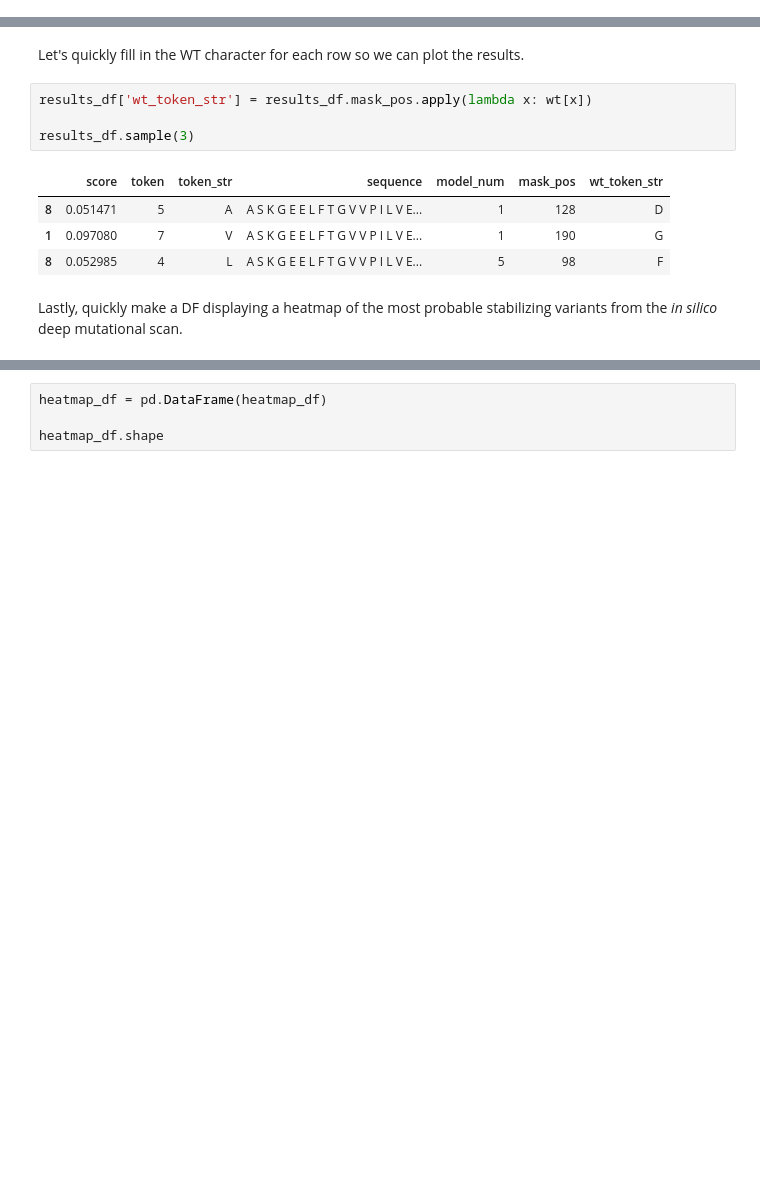
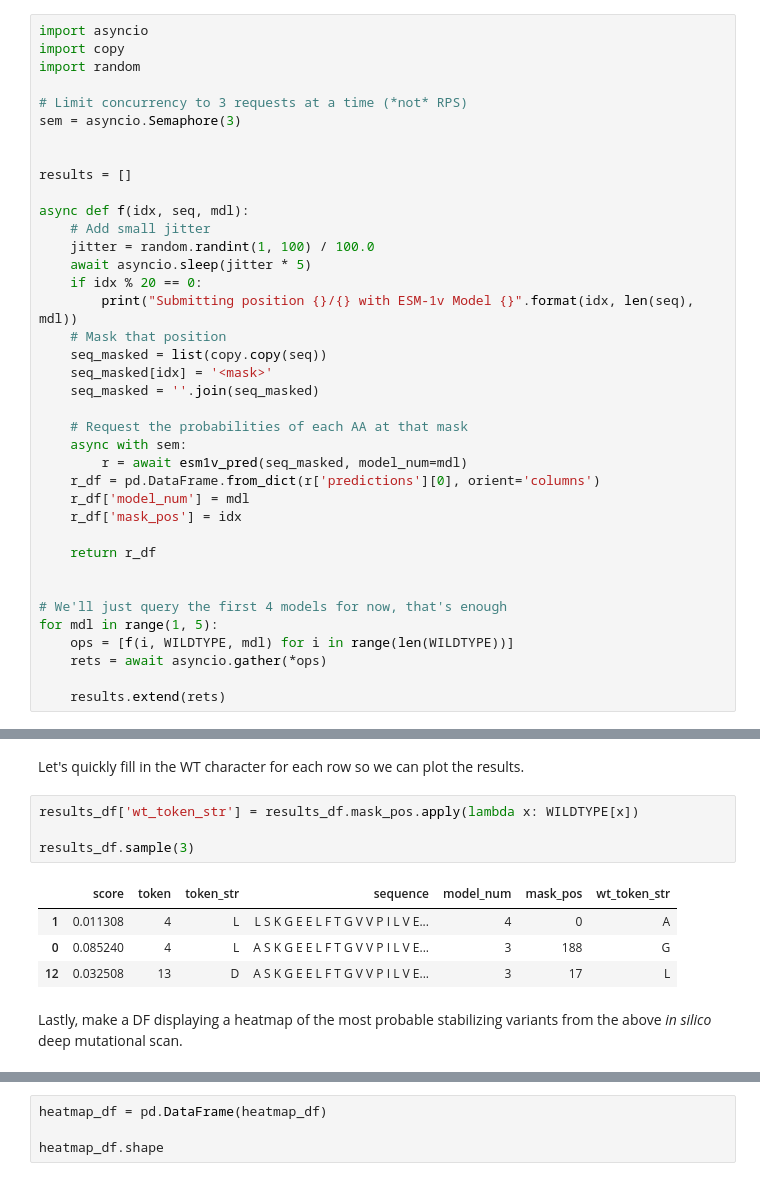
Before and after one commit to BioLM/tutorials-and-guides, a Jupyter notebook: content/3_ESM-1v_Deep_Mutational_Scan_Protein.ipynb, the cells around one changed output, grey strips where cells are left out. Drawn from its saved outputs; the diff is of its cells as text; blank space fills up the shorter version.

```diff
--- a/content/3_ESM-1v_Deep_Mutational_Scan_Protein.ipynb
+++ b/content/3_ESM-1v_Deep_Mutational_Scan_Protein.ipynb
@@ -197,0 +107,38 @@ results_df.shape
+# %%
+import asyncio
+import copy
+import random
+
+# Limit concurrency to 3 requests at a time (*not* RPS)
+sem = asyncio.Semaphore(3)
+
+
+results = []
+
+async def f(idx, seq, mdl):
+    # Add small jitter
+    jitter = random.randint(1, 100) / 100.0
+    await asyncio.sleep(jitter * 5)
+    if idx % 20 == 0:
+        print("Submitting position {}/{} with ESM-1v Model {}".format(idx, len(seq), mdl))
+    # Mask that position
+    seq_masked = list(copy.copy(seq))
+    seq_masked[idx] = '<mask>'
+    seq_masked = ''.join(seq_masked)
+
+    # Request the probabilities of each AA at that mask
+    async with sem:
+        r = await esm1v_pred(seq_masked, model_num=mdl)
+    r_df = pd.DataFrame.from_dict(r['predictions'][0], orient='columns')
+    r_df['model_num'] = mdl
+    r_df['mask_pos'] = idx
+
+    return r_df
+
+
+# We'll just query the first 4 models for now, that's enough
+for mdl in range(1, 5):
+    ops = [f(i, WILDTYPE, mdl) for i in range(len(WILDTYPE))]
+    rets = await asyncio.gather(*ops)
+
+    results.extend(rets)
@@ -207,16 +200,16 @@ results_df.sample(5)
 # %% [markdown]
 Let's quickly fill in the WT character for each row so we can plot the results.
 # %%
-results_df['wt_token_str'] = results_df.mask_pos.apply(lambda x: wt[x])
+results_df['wt_token_str'] = results_df.mask_pos.apply(lambda x: WILDTYPE[x])
 
 results_df.sample(3)
 # %% [output]
 |  | score | token | token_str | sequence | model_num | mask_pos | wt_token_str |
-| 8 | 0.051471 | 5 | A | A S K G E E L F T G V V P I L V E... | 1 | 128 | D |
-| 1 | 0.097080 | 7 | V | A S K G E E L F T G V V P I L V E... | 1 | 190 | G |
-| 8 | 0.052985 | 4 | L | A S K G E E L F T G V V P I L V E... | 5 | 98 | F |
+| 1 | 0.011308 | 4 | L | L S K G E E L F T G V V P I L V E... | 4 | 0 | A |
+| 0 | 0.085240 | 4 | L | A S K G E E L F T G V V P I L V E... | 3 | 188 | G |
+| 12 | 0.032508 | 13 | D | A S K G E E L F T G V V P I L V E... | 3 | 17 | L |
 # %% [markdown]
-Lastly, quickly make a DF displaying a heatmap of the most probable stabilizing variants from the _in silico_ deep mutational scan.
+Lastly, make a DF displaying a heatmap of the most probable stabilizing variants from the above _in silico_ deep mutational scan.
 # %%
 heatmap_df = []  # Each row represents the full sequence, with a single token_str at each position
 
```
Also changed, not shown: parts of 23 cells of this notebook, 6 other files.
